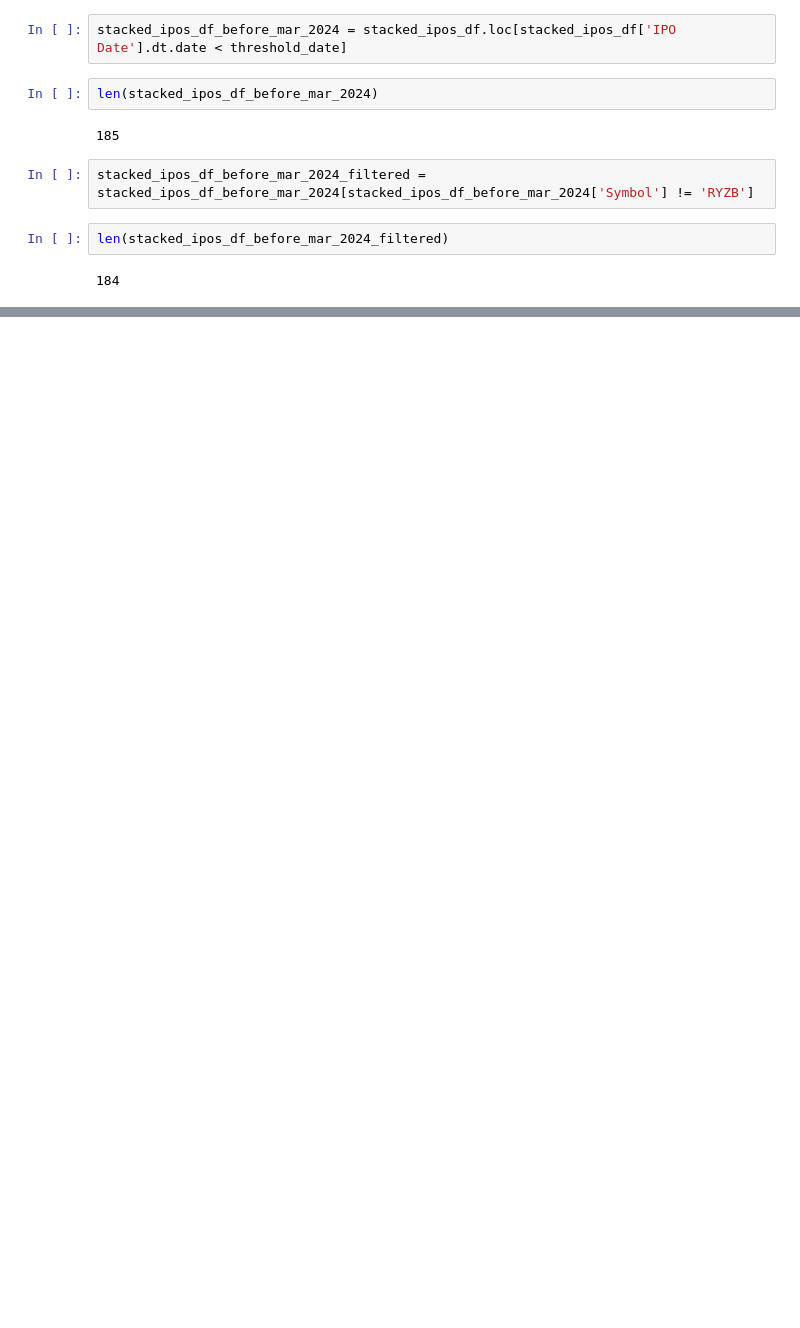
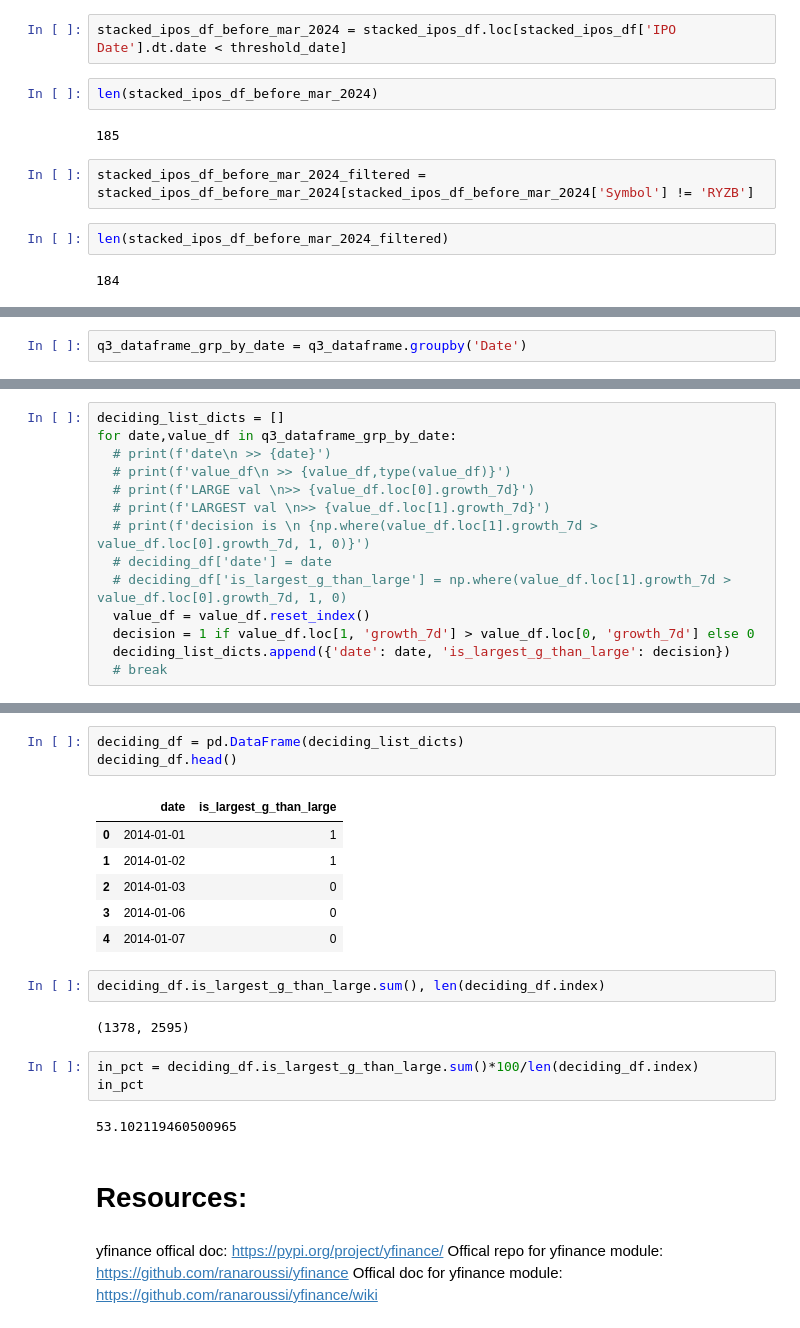
Before and after one commit to MekongDelta-mind/stock-markets-analytics-zoomcamp, a Jupyter notebook: cohorts/2024/mod2_sma_in_python.ipynb, the cells around one changed output, grey strips where cells are left out. Cells and saved outputs as stored; diff of their text form; blank space fills up the shorter version.

```diff
--- a/cohorts/2024/mod2_sma_in_python.ipynb
+++ b/cohorts/2024/mod2_sma_in_python.ipynb
@@ -542,0 +918,2 @@ stacked_ipos_df_before_mar_2024_filtered.describe()
+# %%
+q3_dataframe_grp_by_date = q3_dataframe.groupby('Date')
@@ -542,0 +961,14 @@ stacked_ipos_df_before_mar_2024_filtered.describe()
+# %%
+deciding_list_dicts = []
+for date,value_df in q3_dataframe_grp_by_date:
+  # print(f'date\n >> {date}')
+  # print(f'value_df\n >> {value_df,type(value_df)}')
+  # print(f'LARGE val \n>> {value_df.loc[0].growth_7d}')
+  # print(f'LARGEST val \n>> {value_df.loc[1].growth_7d}')
+  # print(f'decision is \n {np.where(value_df.loc[1].growth_7d > value_df.loc[0].growth_7d, 1, 0)}')
+  # deciding_df['date'] = date
+  # deciding_df['is_largest_g_than_large'] = np.where(value_df.loc[1].growth_7d > value_df.loc[0].growth_7d, 1, 0)
+  value_df = value_df.reset_index()
+  decision = 1 if value_df.loc[1, 'growth_7d'] > value_df.loc[0, 'growth_7d'] else 0
+  deciding_list_dicts.append({'date': date, 'is_largest_g_than_large': decision})
+  # break
@@ -542,0 +995,25 @@ stacked_ipos_df_before_mar_2024_filtered.describe()
+# %%
+deciding_df = pd.DataFrame(deciding_list_dicts)
+deciding_df.head()
+# %% [output]
+|  | date | is_largest_g_than_large |
+| 0 | 2014-01-01 | 1 |
+| 1 | 2014-01-02 | 1 |
+| 2 | 2014-01-03 | 0 |
+| 3 | 2014-01-06 | 0 |
+| 4 | 2014-01-07 | 0 |
+# %%
+deciding_df.is_largest_g_than_large.sum(), len(deciding_df.index)
+# %% [output]
+(1378, 2595)
+# %%
+in_pct = deciding_df.is_largest_g_than_large.sum()*100/len(deciding_df.index)
+in_pct
+# %% [output]
+53.102119460500965
+# %% [markdown]
+# Resources:
+# %% [markdown]
+yfinance offical doc: https://pypi.org/project/yfinance/
+Offical repo for yfinance module: https://github.com/ranaroussi/yfinance
+Offical doc for yfinance module: https://github.com/ranaroussi/yfinance/wiki
```
Also changed, not shown: parts of 51 cells of this notebook.
